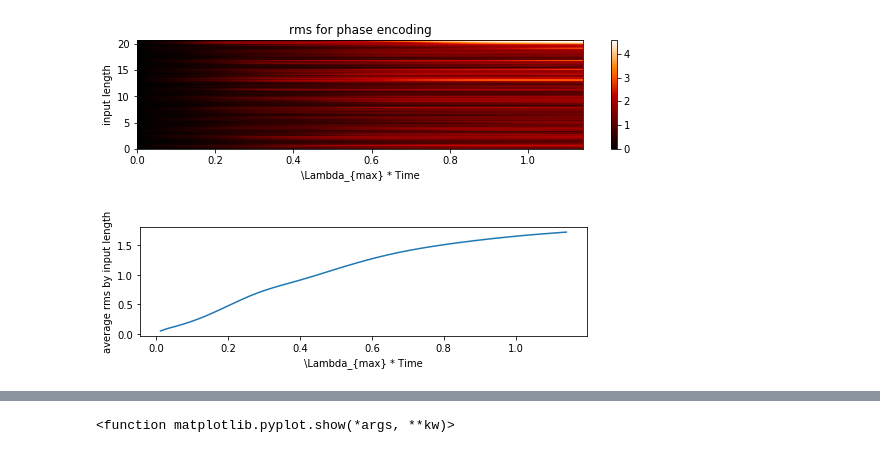
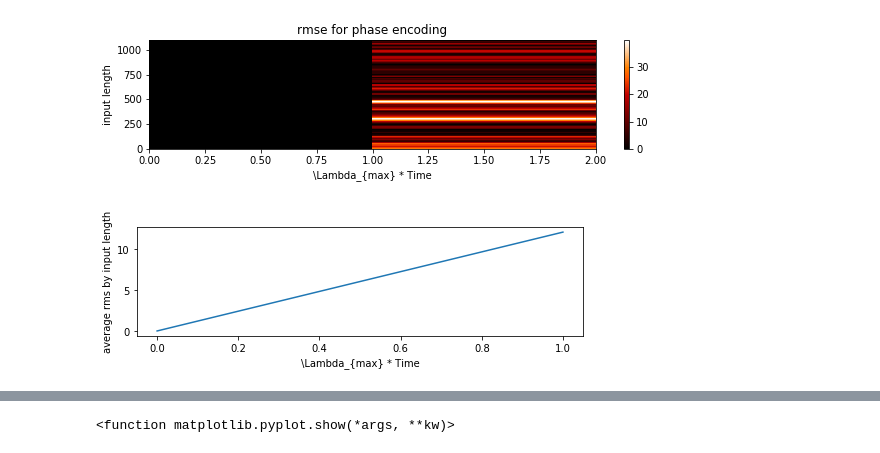
Before and after one commit to jon-dong/reservoir-computing-python, a Jupyter notebook: convection.ipynb, the cells around one changed output, grey strips where cells are left out. Drawn from its saved outputs; the diff is of its cells as text; code cells hidden in the pictures.

```diff
--- a/convection.ipynb
+++ b/convection.ipynb
@@ -67,0 +49,10 @@ Testing score: -1.2891571812518876
+# %%
+# testing data
+T_3D = np.load("2D_convection_datasets/x_y_temperature_deltaT_8.npy")[1:, :, :] # skipping the boundary layer
+# T_2D_concat = np.transpose(T_3D[:, :, :], axes=(0, 2, 1))[1:]
+# T_2D_concat = np.tanh((T_2D_concat - np.mean(T_2D_concat))/np.std(T_2D_concat))
+
+T_2D_concat = T_3D.reshape((x_dim*y_dim, sequence_length)).T.reshape((1, sequence_length, x_dim*y_dim))
+T_2D_concat = np.tanh((T_2D_concat - np.mean(T_2D_concat))/np.std(T_2D_concat))
+# Algorithm testing
+pred_output, valid_score = b.predict_and_score(T_2D_concat, detailed_score=True)
@@ -68,35 +75,34 @@ Testing score: -1.2891571812518876
 # %%
 # prediction RMSE
-steps_in_total_pred = b.pred_horizon*b.rec_pred_steps
-y_target = data_utils.roll_and_concat(ks_data[:,b.forget:,:], roll_num=b.pred_horizon)[0]
-length_input = pred_output.shape[0] - steps_in_total_pred
-rms = np.zeros((length_input, steps_in_total_pred))
+total_pred = b.pred_horizon*b.rec_pred_steps
+true_data = T_2D_concat[:, b.forget:, :]
+true_data_std = np.std(true_data) # think about better normalization
+true_data_norm = data_utils.roll_and_concat(true_data, roll_num=b.pred_horizon)[0]/true_data_std
+pred_output_norm = pred_output/true_data_std
+length_input = pred_output.shape[0] - total_pred
+rmse = np.zeros((length_input, total_pred))
 for n_input in range(1, length_input):
-    for n_pred in range(1, steps_in_total_pred):
-        d1 = pred_output[n_input, :].reshape(-1, spatial_points+1)[0:n_pred,:]
-        d2 = y_target[n_input:n_input+n_pred, 0:spatial_points+1]
+    for n_pred in range(1, total_pred):
+        d1 = pred_output_norm[n_input, :].reshape(-1, spatial_points)[0:n_pred,:]
+        d2 = true_data_norm[n_input:n_input+n_pred, 0:spatial_points]
 
-        rms[n_input, n_pred] = np.sqrt(1./(n_pred*(spatial_points+1))*np.sum((d1.flatten() - d2.flatten())**2))
-
-
-time_input = tt[0:n_input+1]*lyap_exp
-time_pred = tt[0:steps_in_total_pred]*lyap_exp
+        rmse[n_input, n_pred] = np.sqrt(1./(n_pred*(spatial_points+1))*np.sum((d1.flatten() - d2.flatten())**2))
 
 plt.figure(1,figsize=(10,2))
-plt.title('rms for phase encoding')
+plt.title('rmse for phase encoding')
 plt.ylabel('input length')
 plt.xlabel('\Lambda_{max} * Time')
-im=plt.pcolormesh(time_pred, time_input, rms[:,:], cmap='gist_heat')
+im=plt.pcolormesh(rmse[:,:], cmap='gist_heat')
 plt.colorbar(im)
 plt.show;
 
 plt.figure(2,figsize=(8,2))
 plt.ylabel('average rms by input length')
 plt.xlabel('\Lambda_{max} * Time')
-plt.plot(time_pred[1:], np.sum(rms[:,1:], axis=0)/length_input)
+plt.plot(np.mean(rmse[:,:], axis=0))
 plt.show;
-# np.save('SLM_timesteps_20000.npy', np.sum(rms[:,1:], axis=0)/length_input)
+# np.save('SLM_timesteps_20000.npy', np.sum(rmse[:,1:], axis=0)/length_input)
 # %% [output]
-[figure, old version]
+[figure, new version]
-[figure, old version]
+[figure, new version]
 # %%
```
Also changed, not shown: parts of 9 cells of this notebook, 8 other files.
